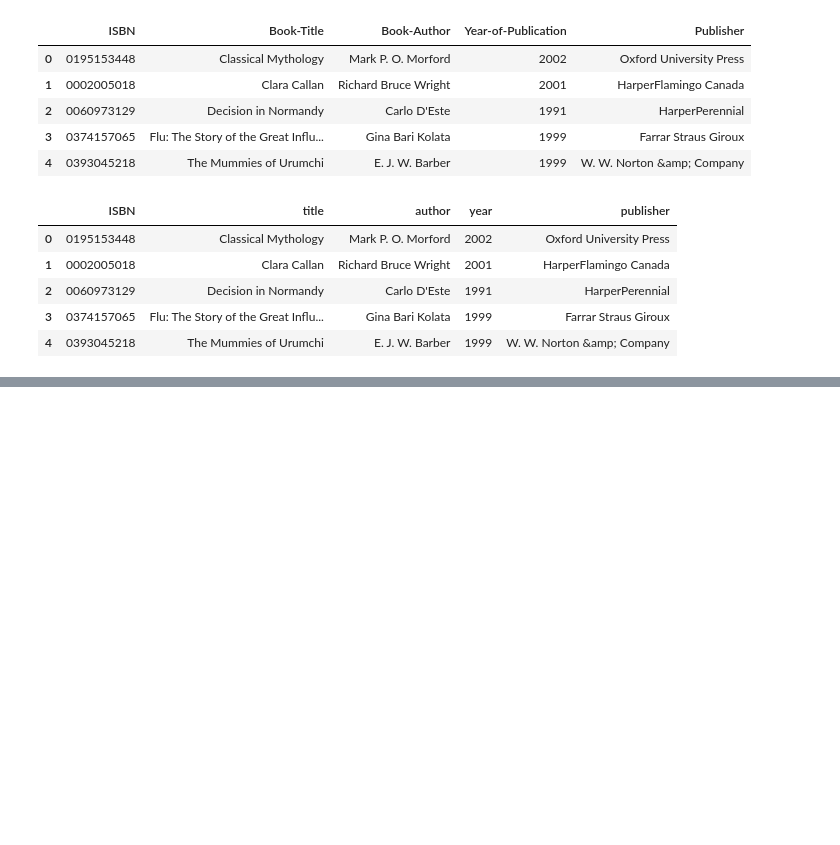
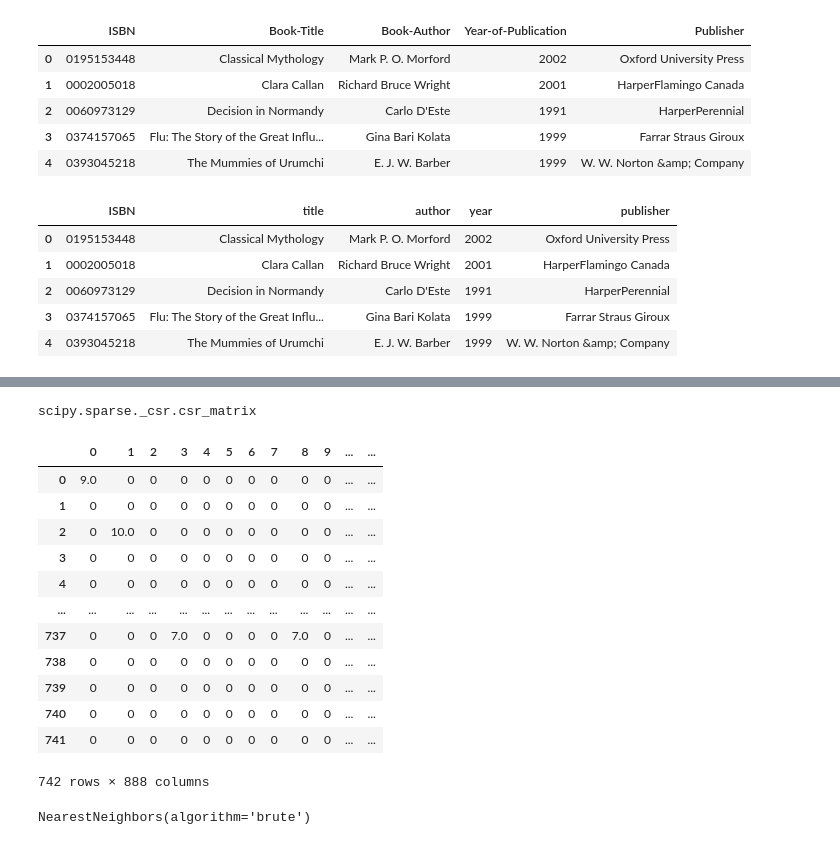
Before and after one commit to OneSakib/Book-Recommender-System, a Jupyter notebook: Book-Recommender-System.ipynb, the cells around one changed output, grey strips where cells are left out. Saved outputs shown, nothing was run; the diff lists cells and outputs as text; code cells hidden in the pictures; blank space fills up the shorter version.

```diff
--- a/Book-Recommender-System.ipynb
+++ b/Book-Recommender-System.ipynb
@@ -51,0 +217,2 @@ books.head()
+# %%
+book_pivot.fillna(0,inplace=True)
@@ -51,0 +228,22 @@ books.head()
+# %%
+book_sparse=csr_matrix(book_pivot)
+# %%
+type(book_sparse)
+# %% [output]
+scipy.sparse._csr.csr_matrix
+# %%
+pd.DataFrame.sparse.from_spmatrix(book_sparse)
+# %% [output]
+|  | 0 | 1 | 2 | 3 | 4 | 5 | 6 | 7 | 8 | 9 | ... | ... |
+| 0 | 9.0 | 0 | 0 | 0 | 0 | 0 | 0 | 0 | 0 | 0 | ... | ... |
+| 1 | 0 | 0 | 0 | 0 | 0 | 0 | 0 | 0 | 0 | 0 | ... | ... |
+| 2 | 0 | 10.0 | 0 | 0 | 0 | 0 | 0 | 0 | 0 | 0 | ... | ... |
+| 3 | 0 | 0 | 0 | 0 | 0 | 0 | 0 | 0 | 0 | 0 | ... | ... |
+| 4 | 0 | 0 | 0 | 0 | 0 | 0 | 0 | 0 | 0 | 0 | ... | ... |
+| ... | ... | ... | ... | ... | ... | ... | ... | ... | ... | ... | ... | ... |
+| 737 | 0 | 0 | 0 | 7.0 | 0 | 0 | 0 | 0 | 7.0 | 0 | ... | ... |
+| 738 | 0 | 0 | 0 | 0 | 0 | 0 | 0 | 0 | 0 | 0 | ... | ... |
+| 739 | 0 | 0 | 0 | 0 | 0 | 0 | 0 | 0 | 0 | 0 | ... | ... |
+| 740 | 0 | 0 | 0 | 0 | 0 | 0 | 0 | 0 | 0 | 0 | ... | ... |
+| 741 | 0 | 0 | 0 | 0 | 0 | 0 | 0 | 0 | 0 | 0 | ... | ... |
+742 rows × 888 columns
@@ -51,0 +254,4 @@ books.head()
+# %%
+model.fit(book_sparse)
+# %% [output]
+NearestNeighbors(algorithm='brute')
```
Also changed, not shown: parts of 46 cells of this notebook.
